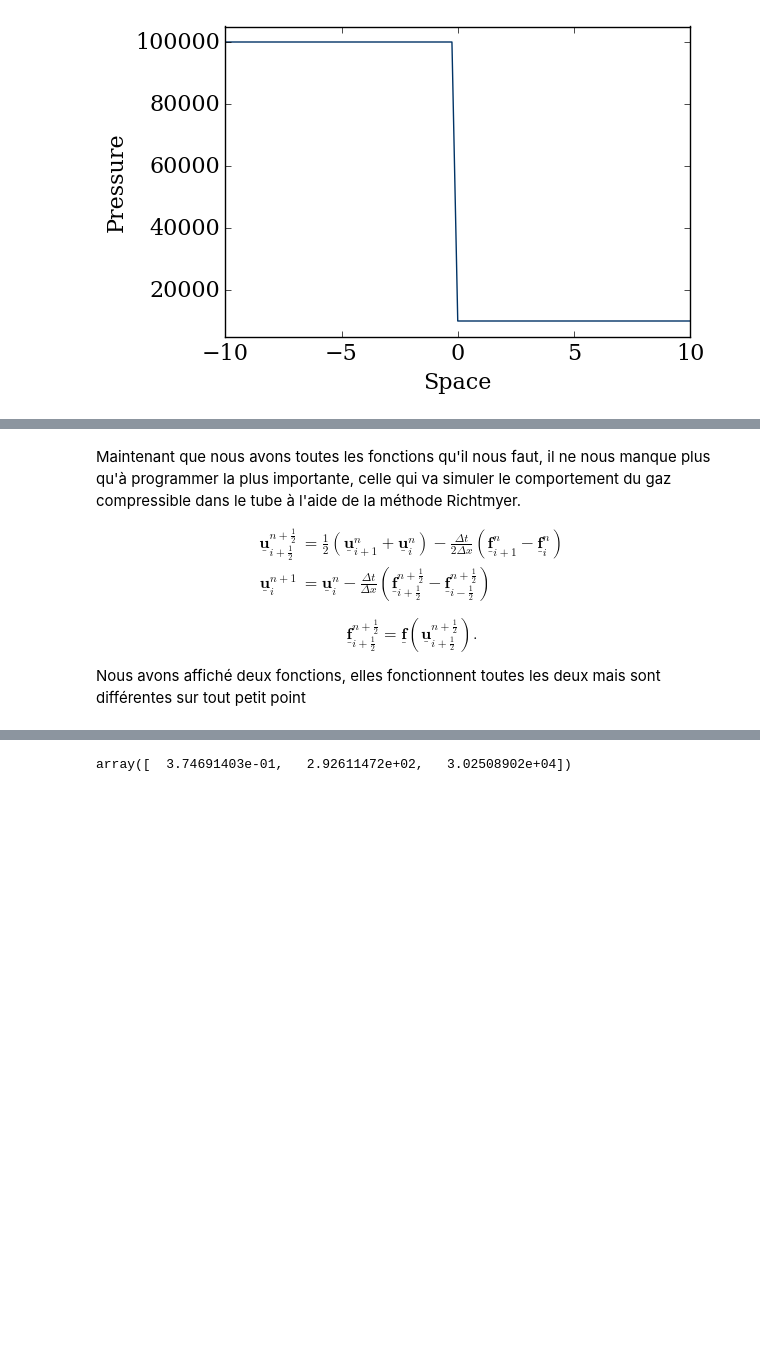
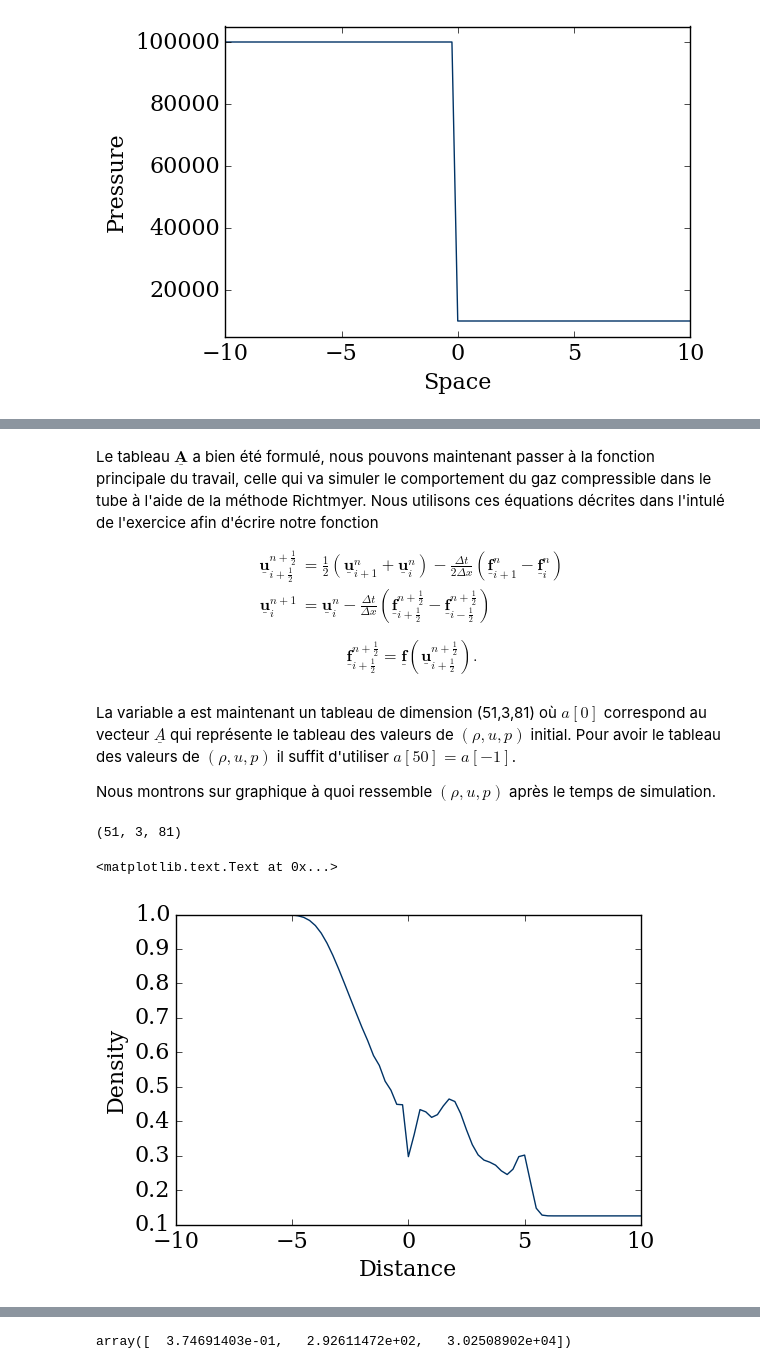
Before and after one commit to LusArt/Shock_Tube, a Jupyter notebook: Shock_Tube.ipynb, the cells around one changed output, grey strips where cells are left out. Saved outputs shown, nothing was run; the diff lists cells and outputs as text; code cells hidden in the pictures; blank space fills up the shorter version.

```diff
--- a/Shock_Tube.ipynb
+++ b/Shock_Tube.ipynb
@@ -445,5 +464,5 @@ pyplot.ylim(5000,105000);
 # %% [markdown]
-Maintenant que nous avons toutes les fonctions qu'il nous faut, il ne nous manque plus qu'à programmer la plus importante, celle qui va simuler le comportement du gaz compressible dans le tube à l'aide de la méthode Richtmyer.
+Le tableau $\underline{\mathbf{A}}$ a bien été formulé, nous pouvons maintenant passer à la fonction principale du travail, celle qui va simuler le comportement du gaz compressible dans le tube à l'aide de la méthode Richtmyer. Nous utilisons ces équations décrites dans l'intulé de l'exercice afin d'écrire notre fonction
 
 \begin{align}
 \underline{\mathbf{u}}^{n+\frac{1}{2}}_{i+\frac{1}{2}} &= \frac{1}{2} \left( \underline{\mathbf{u}}^n_{i+1} + \underline{\mathbf{u}}^n_i \right) -
@@ -453,8 +472,5 @@ Maintenant que nous avons toutes les fonctions qu'il nous faut, il ne nous manqu
 
 
 $$\underline{\mathbf{f}}^{n+\frac{1}{2}}_{i+\frac{1}{2}} = \underline{\mathbf{f}}\left(\underline{\mathbf{u}}^{n+\frac{1}{2}}_{i+\frac{1}{2}}\right).$$
-
-
-Nous avons affiché deux fonctions, elles fonctionnent toutes les deux mais sont différentes sur tout petit point
 # %%
 def dothemath(array, nt, nx, dt, dx, gamma):
@@ -495,4 +515,20 @@ def dothemath(array, nt, nx, dt, dx, gamma):
     return basic(u,nt,nx,gamma)
 # %%
 a = dothemath(A,nt,nx,dt,dx,gamma)
+# %% [markdown]
+La variable a est maintenant un tableau de dimension (51,3,81) où $a[0]$ correspond au vecteur $\underline{A}$ qui représente le tableau des valeurs de $(\rho,u,p)$ initial. Pour avoir le tableau des valeurs de $(\rho,u,p)$ il suffit d'utiliser $a[50]=a[-1]$.
+
+
+Nous montrons sur graphique à quoi ressemble $(\rho,u,p)$ après le temps de simulation.
+# %%
+a.shape
+# %% [output]
+(51, 3, 81)
+# %%
+pyplot.plot(x, a[50][0], color='#003366', ls='-', lw=1)
+pyplot.ylabel('Density')
+pyplot.xlabel('Distance')
+# %% [output]
+<matplotlib.text.Text at 0x...>
+[figure, added]
 # %%
```
Also changed, not shown: parts of 27 cells of this notebook.
